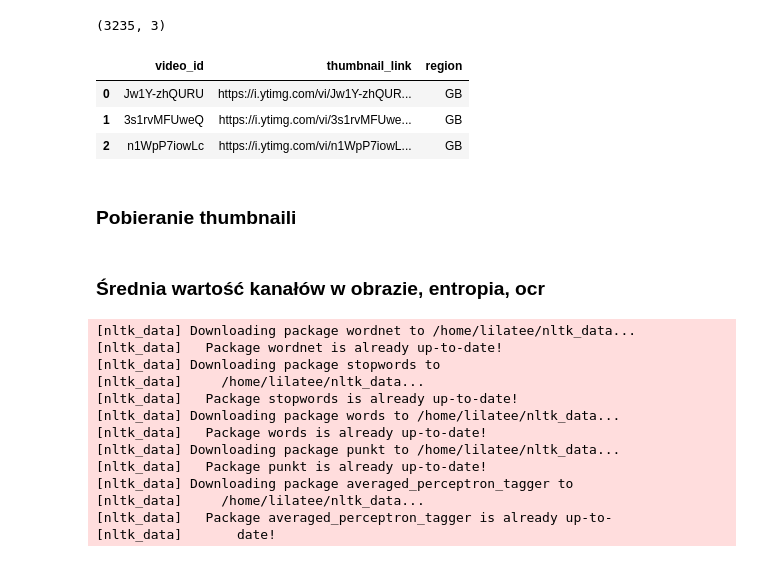
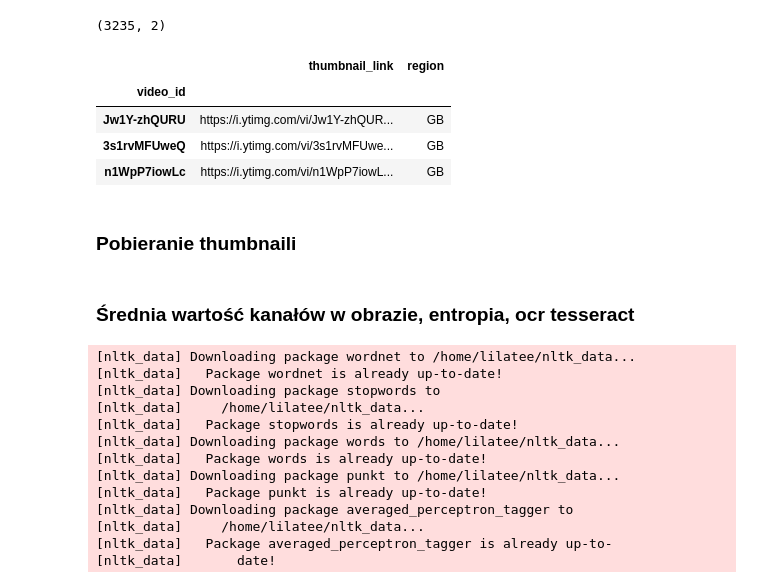
Before and after one commit to AdamKlejda/PED_YT, a Jupyter notebook: Etap2LiLatee_GB.ipynb, the cells around one changed output. Drawn from its saved outputs; the diff is of its cells as text; code cells hidden in the pictures.

```diff
--- a/Etap2LiLatee_GB.ipynb
+++ b/Etap2LiLatee_GB.ipynb
@@ -35,15 +49,17 @@ pd.options.display.max_columns = None
 # %%
 df = pd.read_csv("./GB_new_columns.csv")
 df = df.loc[:, ["video_id", "thumbnail_link", 'region']]
 region = df['region'][0]
+df = df.set_index("video_id")
 print(df.shape)
 df[:3]
 # %% [output]
-(3235, 3)
+(3235, 2)
-|  | video_id | thumbnail_link | region |
-| 0 | Jw1Y-zhQURU | https://i.ytimg.com/vi/Jw1Y-zhQUR... | GB |
-| 1 | 3s1rvMFUweQ | https://i.ytimg.com/vi/3s1rvMFUwe... | GB |
-| 2 | n1WpP7iowLc | https://i.ytimg.com/vi/n1WpP7iowL... | GB |
+|  | thumbnail_link | region |
+| video_id |  |  |
+| Jw1Y-zhQURU | https://i.ytimg.com/vi/Jw1Y-zhQUR... | GB |
+| 3s1rvMFUweQ | https://i.ytimg.com/vi/3s1rvMFUwe... | GB |
+| n1WpP7iowLc | https://i.ytimg.com/vi/n1WpP7iowL... | GB |
 # %% [markdown]
 ### Pobieranie thumbnaili
 # %%
@@ -85,7 +101,7 @@ def downloadThumbnails(df, quality='hq'):
 # list_of_ids_without_thumbnail = downloadThumbnails(df)
 df.loc[df.video_id=="0Yp9WS6cJFA",:]
 # %% [markdown]
-### Średnia wartość kanałów w obrazie, entropia, ocr
+### Średnia wartość kanałów w obrazie, entropia, ocr tesseract
 # %%
 %%time
 # Odkomentować zapis jeśli trzeba!!!
```
Also changed, not shown: parts of 14 cells of this notebook, 5 other files.
